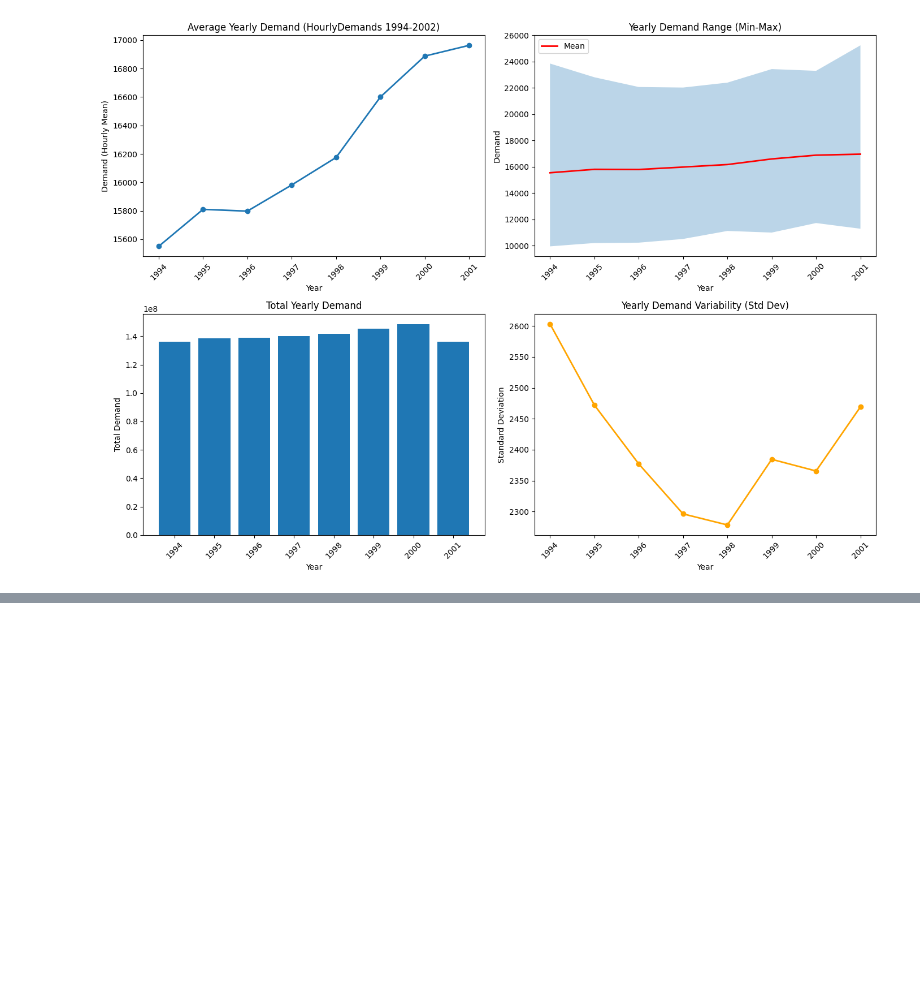
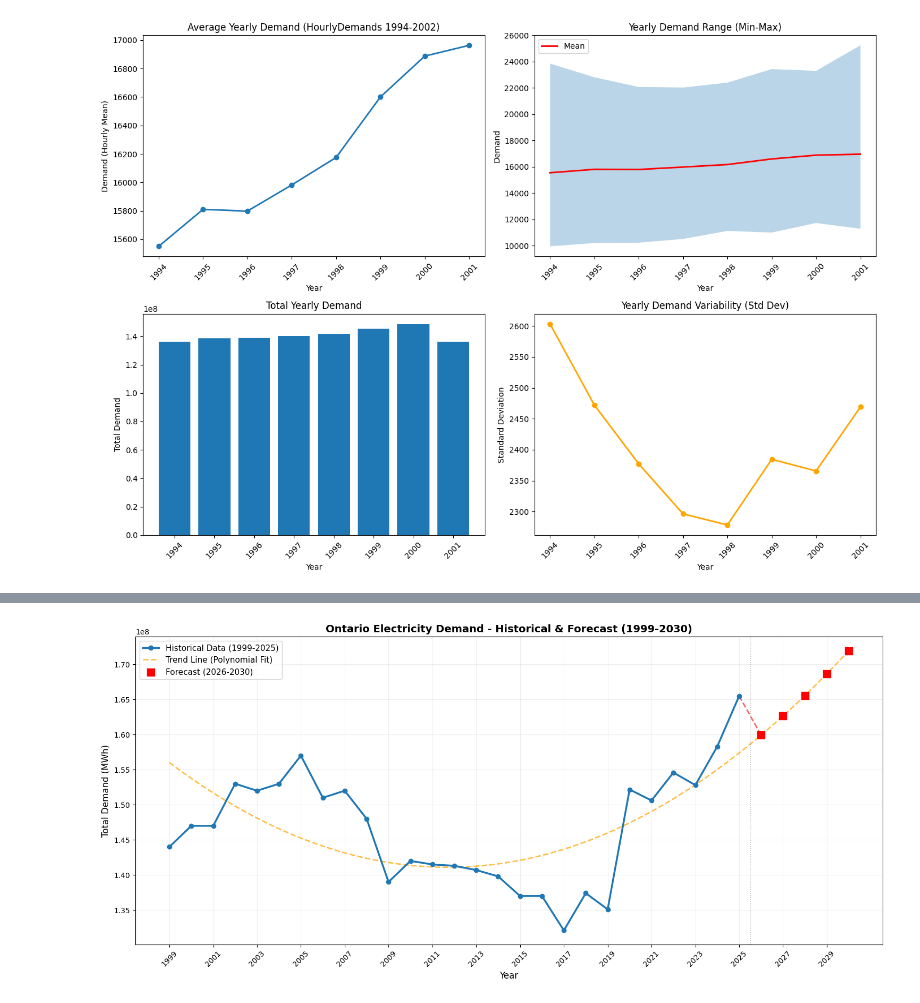
Before and after one commit to SenchaBka/SMRAtlas, a Jupyter notebook: Energy Demand Analysis/Ontario/data_exploration.ipynb, the cells around one changed output, grey strips where cells are left out. Saved outputs shown, nothing was run; the diff lists cells and outputs as text; code cells hidden in the pictures; blank space fills up the shorter version.

```diff
--- a/Energy Demand Analysis/Ontario/data_exploration.ipynb
+++ b/Energy Demand Analysis/Ontario/data_exploration.ipynb
@@ -362,0 +363,91 @@ plt.show()
+# %%
+# Forecast future demand (2026 onwards)
+from sklearn.linear_model import LinearRegression
+from sklearn.preprocessing import PolynomialFeatures
+import numpy as np
+
+# Prepare data for regression (using 1999-2025)
+historical_data = {
+    'Year': ['1999', '2000', '2001', '2002', '2003', '2004', '2005', '2006', '2007', '2008',
+             '2009', '2010', '2011', '2012', '2013', '2014', '2015', '2016', '2017', '2018', '2019'],
+    'Sum': [144, 147, 147, 153, 152, 153, 157, 151, 152, 148, 139, 142, 141.5, 141.3, 140.7, 139.8, 137.0, 137.0, 132.1, 137.4, 135.1]
+}
+hist_df = pd.DataFrame(historical_data)
+hist_df['Sum'] = hist_df['Sum'] * 1_000_000
+hist_df['Year_num'] = range(1999, 2020)
+
+# Add recent data (2020-2025)
+recent_data = yearly_totals[yearly_totals['Year'].astype(int) >= 2020][['Year', 'Sum']].copy()
+recent_data['Year_num'] = recent_data['Year'].astype(int)
+all_data = pd.concat([hist_df[['Year', 'Sum', 'Year_num']],
+                       recent_data[['Year', 'Sum', 'Year_num']]], ignore_index=True)
+
+# Fit polynomial regression (degree 2 - captures the V-shape)
+X = all_data['Year_num'].values.reshape(-1, 1)
+y = all_data['Sum'].values
+
+poly_features = PolynomialFeatures(degree=2)
+X_poly = poly_features.fit_transform(X)
+
+model = LinearRegression()
+model.fit(X_poly, y)
+
+# Predict 2026-2030
+future_years = np.array([2026, 2027, 2028, 2029, 2030]).reshape(-1, 1)
+future_years_poly = poly_features.transform(future_years)
+future_predictions = model.predict(future_years_poly)
+
+print("Demand Forecast (2026-2030):")
+forecast_df = pd.DataFrame({
+    'Year': [2026, 2027, 2028, 2029, 2030],
+    'Predicted_Demand_MWh': future_predictions,
+    'Predicted_Demand_TWh': future_predictions / 1_000_000
+})
+print(forecast_df)
+
+# Create visualization with historical data and forecast
+fig, ax = plt.subplots(figsize=(15, 7))
+
+# Plot historical data
+all_years = all_data['Year'].astype(int)
+ax.plot(all_years, all_data['Sum'], marker='o', linewidth=2.5, markersize=6,
+        color='#1f77b4', label='Historical Data (1999-2025)', zorder=3)
+
+# Plot trend line
+X_range = np.linspace(1999, 2030, 100).reshape(-1, 1)
+X_range_poly = poly_features.transform(X_range)
+trend = model.predict(X_range_poly)
+ax.plot(X_range, trend, '--', linewidth=2, color='orange', alpha=0.7, label='Trend Line (Polynomial Fit)', zorder=2)
+
+# Plot forecast
+ax.scatter(forecast_df['Year'], forecast_df['Predicted_Demand_MWh'],
+          marker='s', s=100, color='red', label='Forecast (2026-2030)', zorder=4)
+
+# Add forecast line
+ax.plot([2025, 2026], [all_data[all_data['Year'] == '2025']['Sum'].values[0],
+                        forecast_df['Predicted_Demand_MWh'].iloc[0]],
+        'r--', linewidth=2, alpha=0.6)
+
+# Formatting
+ax.set_title('Ontario Electricity Demand - Historical & Forecast (1999-2030)',
+            fontsize=14, fontweight='bold')
+ax.set_xlabel('Year', fontsize=12)
+ax.set_ylabel('Total Demand (MWh)', fontsize=12)
+ax.set_xticks(range(1999, 2031, 2))
+ax.set_xticklabels(range(1999, 2031, 2), rotation=45)
+ax.grid(True, alpha=0.2)
+ax.legend(loc='best', fontsize=11)
+ax.axvline(x=2025.5, color='gray', linestyle=':', alpha=0.5, linewidth=1, label='Forecast Start')
+
+plt.tight_layout()
+plt.savefig('./data/yearly_demand_forecast.png', dpi=300, bbox_inches='tight')
+print(f"\n✓ Saved to: ./data/yearly_demand_forecast.png")
+plt.show()
+
+# Print forecast summary
+print(f"\n📊 Forecast Summary:")
+print(f"2025 Actual: {all_data[all_data['Year'] == '2025']['Sum'].values[0]/1_000_000:.1f} TWh")
+print(f"2026 Predicted: {forecast_df.iloc[0]['Predicted_Demand_TWh']:.1f} TWh")
+print(f"2030 Predicted: {forecast_df.iloc[-1]['Predicted_Demand_TWh']:.1f} TWh")
+print(f"Change 2025→2030: {((forecast_df.iloc[-1]['Predicted_Demand_TWh'] / (all_data[all_data['Year'] == '2025']['Sum'].values[0]/1_000_000)) - 1) * 100:.1f}%")
+# %% [output]
@@ -362,0 +463 @@ plt.show()
+[figure, added]
```
Also changed, not shown: parts of 12 cells of this notebook.
